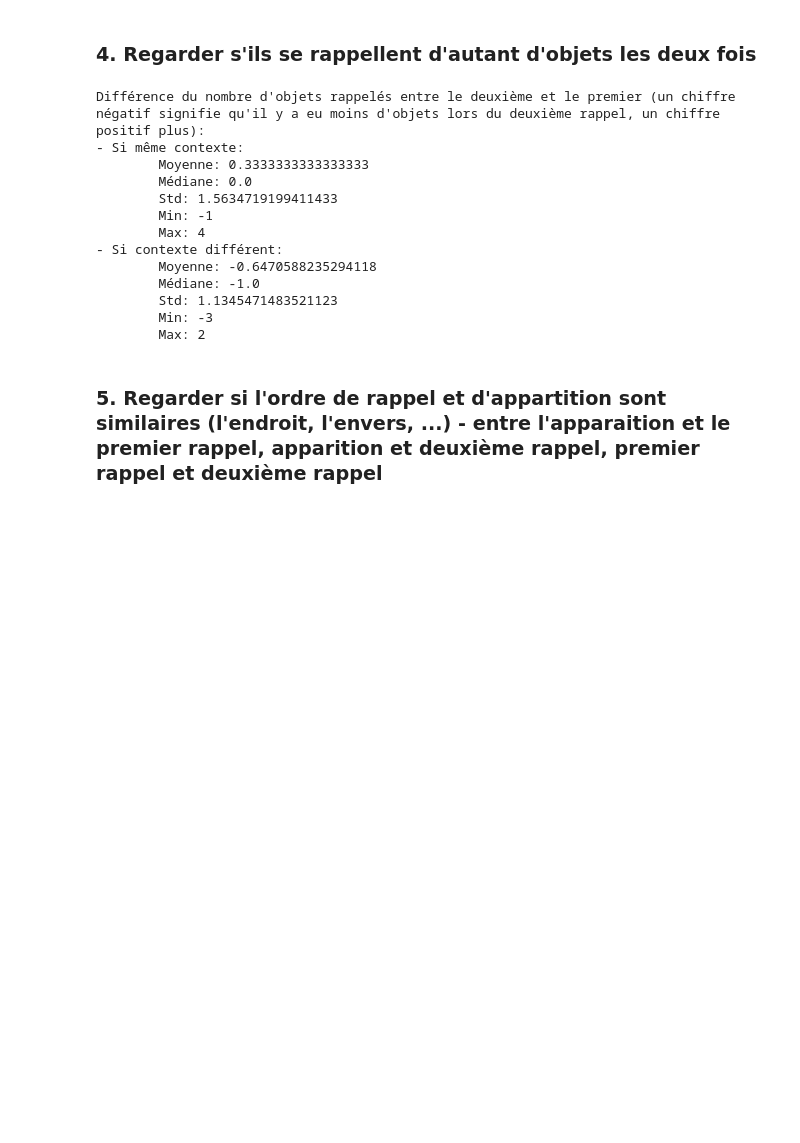
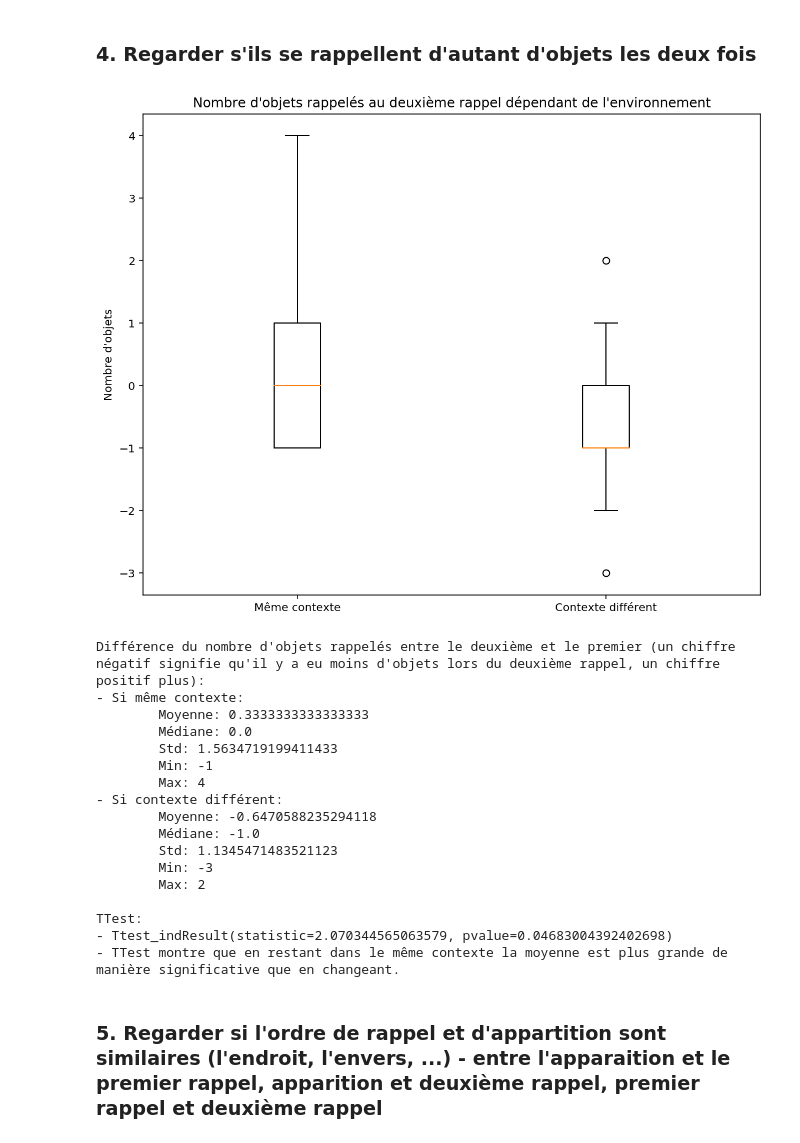
Before and after one commit to Gorzen/SHS-Project, a Jupyter notebook: Analyse.ipynb, the cells around one changed output. Drawn from its saved outputs; the diff is of its cells as text; code cells hidden in the pictures; blank space fills up the shorter version.

Commit message:
Add all missing plots, context, t-test

```diff
--- a/Analyse.ipynb
+++ b/Analyse.ipynb
@@ -173,33 +190,44 @@ scores_change = []
 scores_same = []
 
 for i, row in gen:
     first = row.iloc[1:]
     second = next(gen)[1].iloc[1:]
 
     env_first = forest_env if forest_env in first.name else desert_env
     env_second = forest_env if forest_env in second.name else desert_env
     change = env_first != env_second
 
     first = len(first[~first.isnull()])
     second = len(second[~second.isnull()])
 
     if second-first==-9:
         print(i)
 
     score = second - first
 
     if change:
         scores_change.append(score)
     else:
         scores_same.append(score)
 
     # Skip apparition
     next(gen, None)
 
+plt.figure(figsize=(10,8), dpi=144)
+plt.boxplot([scores_same, scores_change], labels=["Même contexte", "Contexte différent"])
+plt.title("Nombre d'objets rappelés au deuxième rappel dépendant de l'environnement")
+plt.ylabel("Nombre d'objets")
+plt.savefig("plots/plot-diff-rappel.png")
+plt.show()
 print(f"Différence du nombre d'objets rappelés entre le deuxième et le premier (un chiffre négatif signifie qu'il y a eu moins d'objets lors du deuxième rappel, un chiffre positif plus):")
 print(f"- Si même contexte:\n{describe(scores_same)}")
 print(f"- Si contexte différent:\n{describe(scores_change)}")
+
+print(f"\nTTest:")
+print(f"- {stats.ttest_ind(scores_same, scores_change, equal_var=False)}")
+print(f"- TTest montre que en restant dans le même contexte la moyenne est plus grande de manière significative que en changeant.")
 # %% [output]
+[figure, added]
 Différence du nombre d'objets rappelés entre le deuxième et le premier (un chiffre négatif signifie qu'il y a eu moins d'objets lors du deuxième rappel, un chiffre positif plus):
 - Si même contexte:
         Moyenne: 0.3333333333333333
@@ -213,6 +241,10 @@ Différence du nombre d'objets rappelés entre le deuxième et le premier (un ch
         Std: 1.1345471483521123
         Min: -3
         Max: 2
+
+TTest:
+- Ttest_indResult(statistic=2.070344565063579, pvalue=0.04683004392402698)
+- TTest montre que en restant dans le même contexte la moyenne est plus grande de manière significative que en changeant.
 # %% [markdown]
 ### 5. Regarder si l'ordre de rappel et d'appartition sont similaires (l'endroit, l'envers, ...) - entre l'apparaition et le premier rappel, apparition et deuxième rappel, premier rappel et deuxième rappel
 # %%
```
Also changed, not shown: parts of 12 cells of this notebook, 10 other files.
